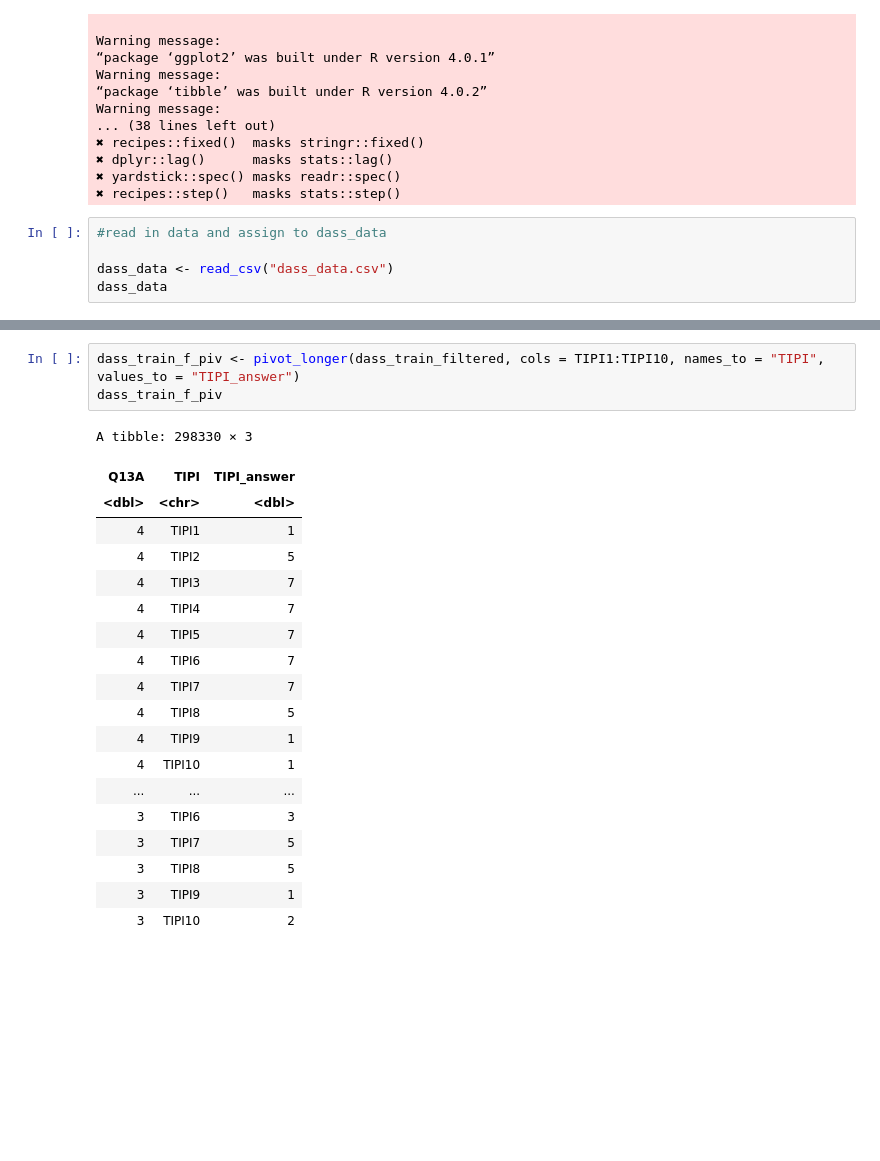
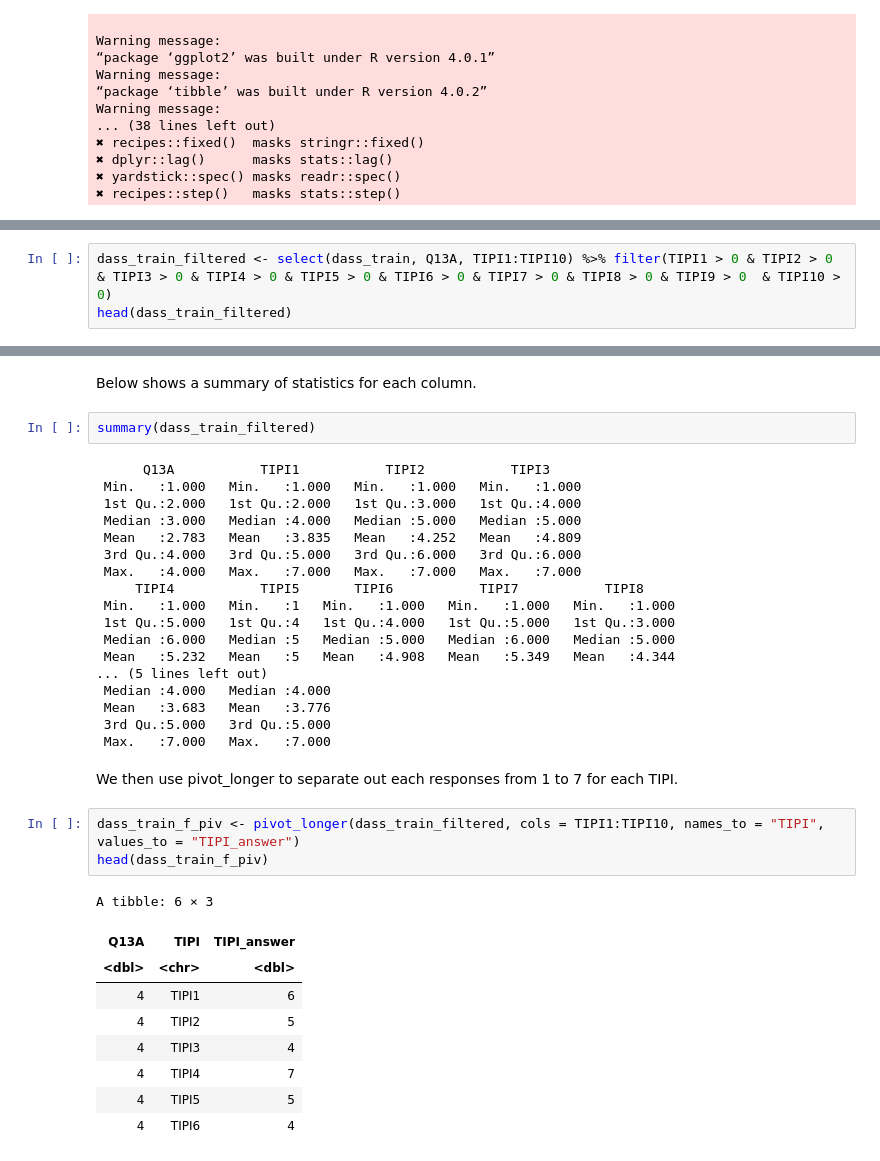
Before and after one commit to FionaC124/group-one-project, a Jupyter notebook: Project-Proposal.ipynb, the cells around one changed output, grey strips where cells are left out. Cells and saved outputs as stored; diff of their text form; blank space fills up the shorter version.

```diff
--- a/Project-Proposal.ipynb
+++ b/Project-Proposal.ipynb
@@ -29,8 +29,3 @@ Warning message:
 ✖ dplyr::lag()      masks stats::lag()
 ✖ yardstick::spec() masks readr::spec()
 ✖ recipes::step()   masks stats::step()
-# %%
-#read in data and assign to dass_data
-
-dass_data <- read_csv("dass_data.csv")
-dass_data
@@ -114,0 +60,3 @@ A tibble: 29833 × 11
+# %%
+dass_train_filtered <- select(dass_train, Q13A, TIPI1:TIPI10) %>% filter(TIPI1 > 0 & TIPI2 > 0 & TIPI3 > 0 & TIPI4 > 0 & TIPI5 > 0 & TIPI6 > 0 & TIPI7 > 0 & TIPI8 > 0 & TIPI9 > 0  & TIPI10 > 0)
+head(dass_train_filtered)
@@ -115,23 +73,37 @@ A tibble: 29833 × 11
+# %% [markdown]
+Below shows a summary of statistics for each column.
+# %%
+summary(dass_train_filtered)
+# %% [output]
+      Q13A           TIPI1           TIPI2           TIPI3
+ Min.   :1.000   Min.   :1.000   Min.   :1.000   Min.   :1.000
+ 1st Qu.:2.000   1st Qu.:2.000   1st Qu.:3.000   1st Qu.:4.000
+ Median :3.000   Median :4.000   Median :5.000   Median :5.000
+ Mean   :2.783   Mean   :3.835   Mean   :4.252   Mean   :4.809
+ 3rd Qu.:4.000   3rd Qu.:5.000   3rd Qu.:6.000   3rd Qu.:6.000
+ Max.   :4.000   Max.   :7.000   Max.   :7.000   Max.   :7.000
+     TIPI4           TIPI5       TIPI6           TIPI7           TIPI8
+ Min.   :1.000   Min.   :1   Min.   :1.000   Min.   :1.000   Min.   :1.000
+ 1st Qu.:5.000   1st Qu.:4   1st Qu.:4.000   1st Qu.:5.000   1st Qu.:3.000
+ Median :6.000   Median :5   Median :5.000   Median :6.000   Median :5.000
+ Mean   :5.232   Mean   :5   Mean   :4.908   Mean   :5.349   Mean   :4.344
+... (5 lines left out)
+ Median :4.000   Median :4.000
+ Mean   :3.683   Mean   :3.776
+ 3rd Qu.:5.000   3rd Qu.:5.000
+ Max.   :7.000   Max.   :7.000
+# %% [markdown]
+We then use pivot_longer to separate out each responses from 1 to 7 for each TIPI.
 # %%
 dass_train_f_piv <- pivot_longer(dass_train_filtered, cols = TIPI1:TIPI10, names_to = "TIPI", values_to = "TIPI_answer")
-dass_train_f_piv
+head(dass_train_f_piv)
 # %% [output]
-A tibble: 298330 × 3
+A tibble: 6 × 3
 | Q13A | TIPI | TIPI_answer |
 | <dbl> | <chr> | <dbl> |
-| 4 | TIPI1 | 1 |
+| 4 | TIPI1 | 6 |
 | 4 | TIPI2 | 5 |
-| 4 | TIPI3 | 7 |
+| 4 | TIPI3 | 4 |
 | 4 | TIPI4 | 7 |
-| 4 | TIPI5 | 7 |
-| 4 | TIPI6 | 7 |
-| 4 | TIPI7 | 7 |
-| 4 | TIPI8 | 5 |
-| 4 | TIPI9 | 1 |
-| 4 | TIPI10 | 1 |
-| ... | ... | ... |
-| 3 | TIPI6 | 3 |
-| 3 | TIPI7 | 5 |
-| 3 | TIPI8 | 5 |
-| 3 | TIPI9 | 1 |
-| 3 | TIPI10 | 2 |
+| 4 | TIPI5 | 5 |
+| 4 | TIPI6 | 4 |
```
Also changed, not shown: parts of 24 cells of this notebook.
